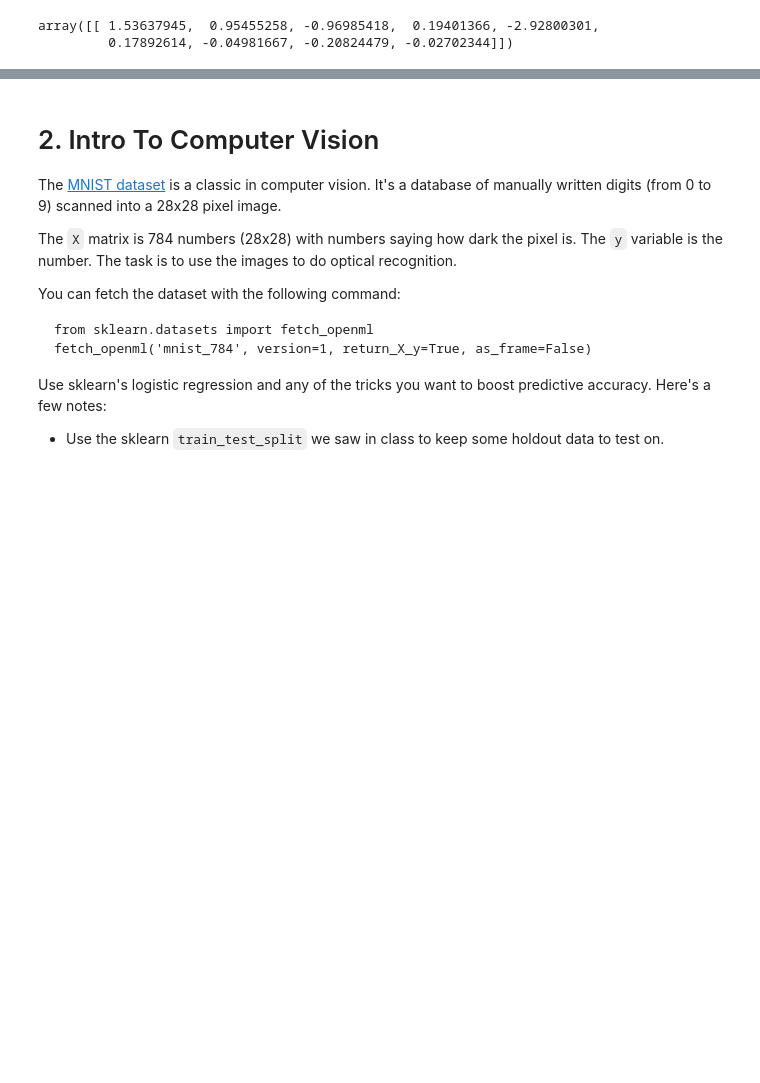
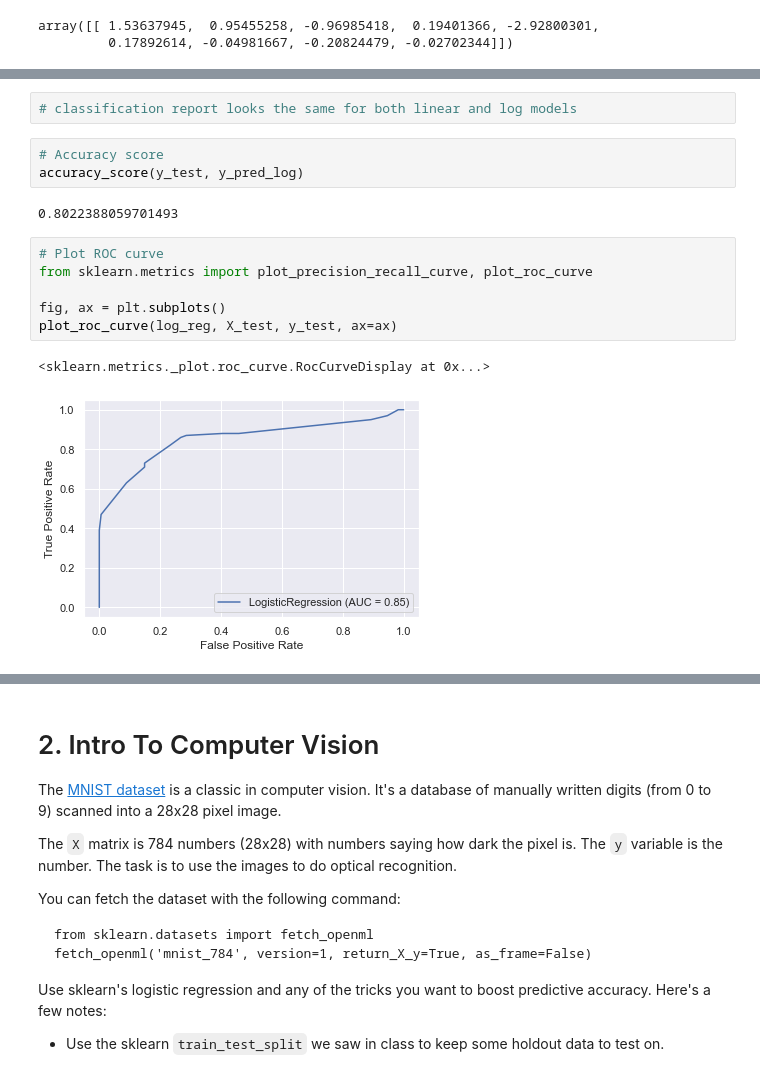
Before and after one commit to cb-ds-1/3-7-glm, a Jupyter notebook: workshop.ipynb, the cells around one changed output, grey strips where cells are left out. Cells and saved outputs as stored; diff of their text form; blank space fills up the shorter version.

```diff
--- a/workshop.ipynb
+++ b/workshop.ipynb
@@ -160,0 +177,16 @@ NameError: name 'LinearRegression' is not defined
+# %%
+# classification report looks the same for both linear and log models
+# %%
+# Accuracy score
+accuracy_score(y_test, y_pred_log)
+# %% [output]
+0.8022388059701493
+# %%
+# Plot ROC curve
+from sklearn.metrics import plot_precision_recall_curve, plot_roc_curve
+
+fig, ax = plt.subplots()
+plot_roc_curve(log_reg, X_test, y_test, ax=ax)
+# %% [output]
+<sklearn.metrics._plot.roc_curve.RocCurveDisplay at 0x...>
+[figure, added]
```
Also changed, not shown: parts of 51 cells of this notebook.
